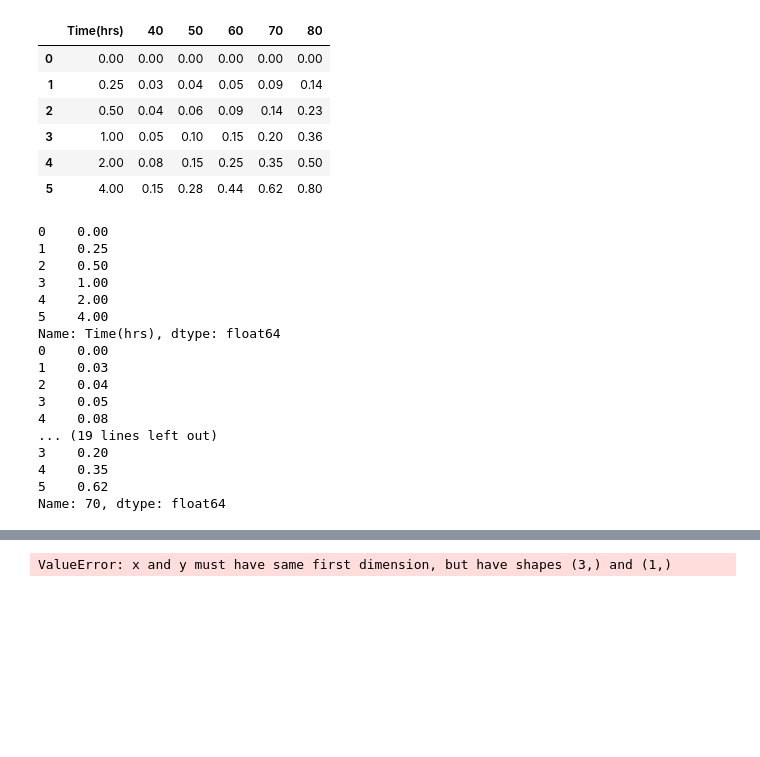
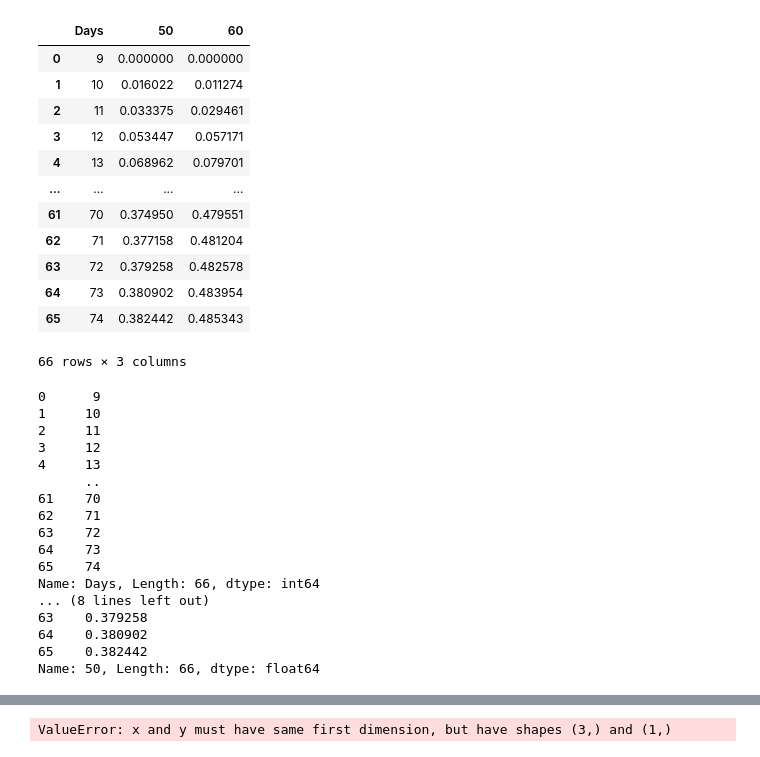
Before and after one commit to tatenda1990/SCM, a Jupyter notebook: SCM_Copy.ipynb, the cells around one changed output, grey strips where cells are left out. Saved outputs shown, nothing was run; the diff lists cells and outputs as text; code cells hidden in the pictures; blank space fills up the shorter version.

```diff
--- a/SCM_Copy.ipynb
+++ b/SCM_Copy.ipynb
@@ -4,39 +4,45 @@ import matplotlib.pyplot as plt
 import numpy as np
 from scipy import stats
 # %%
-df = pd.read_csv('test.csv')
+df = pd.read_csv('CMS_60_50_Ni_Column.csv')
 df
 # %% [output]
-|  | Time(hrs) | 40 | 50 | 60 | 70 | 80 |
-| 0 | 0.00 | 0.00 | 0.00 | 0.00 | 0.00 | 0.00 |
-| 1 | 0.25 | 0.03 | 0.04 | 0.05 | 0.09 | 0.14 |
-| 2 | 0.50 | 0.04 | 0.06 | 0.09 | 0.14 | 0.23 |
-| 3 | 1.00 | 0.05 | 0.10 | 0.15 | 0.20 | 0.36 |
-| 4 | 2.00 | 0.08 | 0.15 | 0.25 | 0.35 | 0.50 |
-| 5 | 4.00 | 0.15 | 0.28 | 0.44 | 0.62 | 0.80 |
+|  | Days | 50 | 60 |
+| 0 | 9 | 0.000000 | 0.000000 |
+| 1 | 10 | 0.016022 | 0.011274 |
+| 2 | 11 | 0.033375 | 0.029461 |
+| 3 | 12 | 0.053447 | 0.057171 |
+| 4 | 13 | 0.068962 | 0.079701 |
+| ... | ... | ... | ... |
+| 61 | 70 | 0.374950 | 0.479551 |
+| 62 | 71 | 0.377158 | 0.481204 |
+| 63 | 72 | 0.379258 | 0.482578 |
+| 64 | 73 | 0.380902 | 0.483954 |
+| 65 | 74 | 0.382442 | 0.485343 |
+66 rows × 3 columns
 # %%
 temps = [temp for temp in df.columns][1:]
 temps
 for i,temp in enumerate(temps):
     print(df[df.columns[i]])
 # %% [output]
-0    0.00
-1    0.25
-2    0.50
-3    1.00
-4    2.00
-5    4.00
-Name: Time(hrs), dtype: float64
-0    0.00
-1    0.03
-2    0.04
-3    0.05
-4    0.08
-... (19 lines left out)
-3    0.20
-4    0.35
-5    0.62
-Name: 70, dtype: float64
+0      9
+1     10
+2     11
+3     12
+4     13
+      ..
+61    70
+62    71
+63    72
+64    73
+65    74
+Name: Days, Length: 66, dtype: int64
+... (8 lines left out)
+63    0.379258
+64    0.380902
+65    0.382442
+Name: 50, Length: 66, dtype: float64
 # %%
 def plot_recoveries (df):
     t = np.array(df[df.columns[0]])
```
Also changed, not shown: parts of 3 cells of this notebook, 12 other files.
